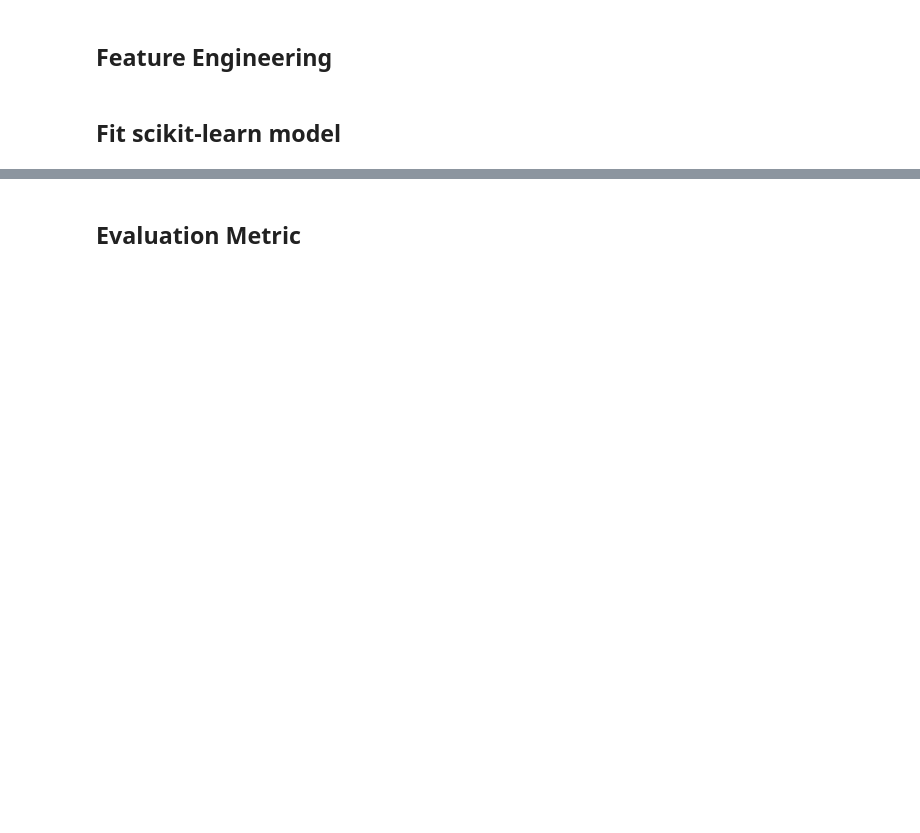
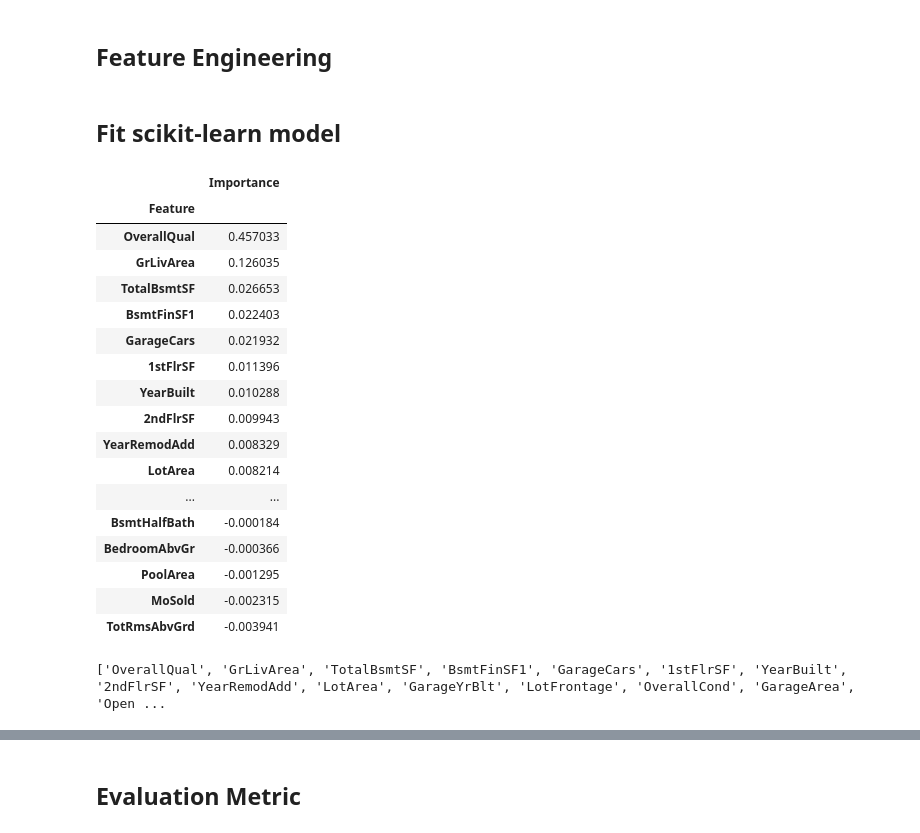
Before and after one commit to esmeluo/ML_Lab_Housing_Prediction, a Jupyter notebook: 6b_final_project_checkin_template-EL.ipynb, the cells around one changed output, grey strips where cells are left out. Drawn from its saved outputs; the diff is of its cells as text; code cells hidden in the pictures; blank space fills up the shorter version.

```diff
--- a/6b_final_project_checkin_template-EL.ipynb
+++ b/6b_final_project_checkin_template-EL.ipynb
@@ -135,0 +204,2 @@ pipeline.fit(X_train, y_train)
+# %%
+X_numeric = X_train[numeric_features]
@@ -135,0 +208,2 @@ pipeline.fit(X_train, y_train)
+# %%
+num = impute(X_numeric,numeric_features,imputer="median")
@@ -135,0 +214,6 @@ pipeline.fit(X_train, y_train)
+# %%
+from sklearn.ensemble import RandomForestRegressor
+
+regressor = RandomForestRegressor(n_estimators=30,
+                                  min_samples_leaf=1,
+                                  random_state=42)
@@ -135,0 +222,24 @@ pipeline.fit(X_train, y_train)
+# %%
+feature_imp = rfpimp.permutation_importances(regressor, num, y_train,
+                              oob_regression_r2_score)
+# %%
+feature_imp
+# %% [output]
+|  | Importance |
+| Feature |  |
+| OverallQual | 0.457033 |
+| GrLivArea | 0.126035 |
+| TotalBsmtSF | 0.026653 |
+| BsmtFinSF1 | 0.022403 |
+| GarageCars | 0.021932 |
+| 1stFlrSF | 0.011396 |
+| YearBuilt | 0.010288 |
+| 2ndFlrSF | 0.009943 |
+| YearRemodAdd | 0.008329 |
+| LotArea | 0.008214 |
+| ... | ... |
+| BsmtHalfBath | -0.000184 |
+| BedroomAbvGr | -0.000366 |
+| PoolArea | -0.001295 |
+| MoSold | -0.002315 |
+| TotRmsAbvGrd | -0.003941 |
@@ -135,0 +248,4 @@ pipeline.fit(X_train, y_train)
+# %%
+print(numeric_features2)
+# %% [output]
+['OverallQual', 'GrLivArea', 'TotalBsmtSF', 'BsmtFinSF1', 'GarageCars', '1stFlrSF', 'YearBuilt', '2ndFlrSF', 'YearRemodAdd', 'LotArea', 'GarageYrBlt', 'LotFrontage', 'OverallCond', 'GarageArea', 'Open ...
```
Also changed, not shown: parts of 18 cells of this notebook, 1 other file.
